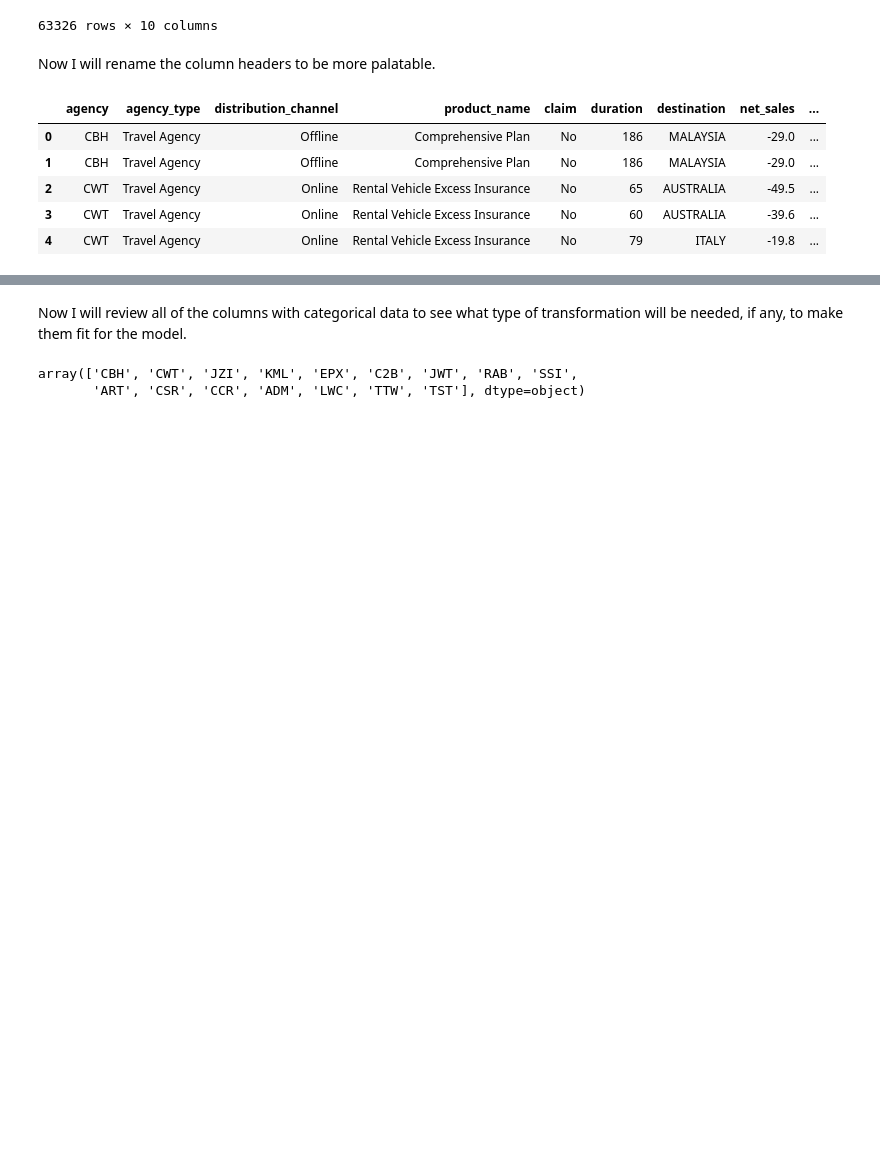
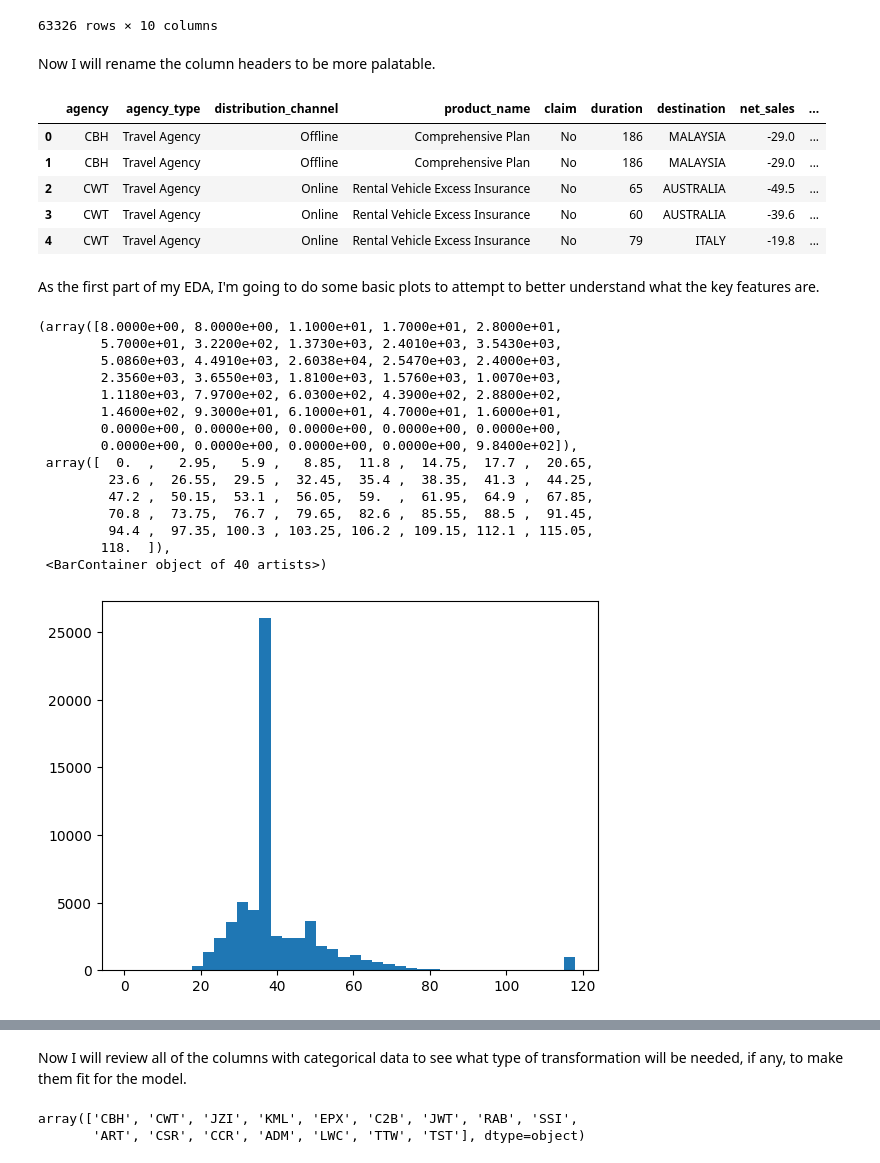
Before and after one commit to kevinqrnold/DSC410-Predictive-Analytics, a Jupyter notebook: Kevin_Arnold_Exercise_8_2.ipynb, the cells around one changed output, grey strips where cells are left out. Drawn from its saved outputs; the diff is of its cells as text; code cells hidden in the pictures; blank space fills up the shorter version.

```diff
--- a/Kevin_Arnold_Exercise_8_2.ipynb
+++ b/Kevin_Arnold_Exercise_8_2.ipynb
@@ -87,3 +103,24 @@ df.head()
 | 2 | CWT | Travel Agency | Online | Rental Vehicle Excess Insurance | No | 65 | AUSTRALIA | -49.5 | ... |
 | 3 | CWT | Travel Agency | Online | Rental Vehicle Excess Insurance | No | 60 | AUSTRALIA | -39.6 | ... |
 | 4 | CWT | Travel Agency | Online | Rental Vehicle Excess Insurance | No | 79 | ITALY | -19.8 | ... |
+# %% [markdown]
+As the first part of my EDA, I'm going to do some basic plots to attempt to better understand what the key features are.
+# %%
+plt.hist(df['age'], bins=40)
+# %% [output]
+(array([8.0000e+00, 8.0000e+00, 1.1000e+01, 1.7000e+01, 2.8000e+01,
+        5.7000e+01, 3.2200e+02, 1.3730e+03, 2.4010e+03, 3.5430e+03,
+        5.0860e+03, 4.4910e+03, 2.6038e+04, 2.5470e+03, 2.4000e+03,
+        2.3560e+03, 3.6550e+03, 1.8100e+03, 1.5760e+03, 1.0070e+03,
+        1.1180e+03, 7.9700e+02, 6.0300e+02, 4.3900e+02, 2.8800e+02,
+        1.4600e+02, 9.3000e+01, 6.1000e+01, 4.7000e+01, 1.6000e+01,
+        0.0000e+00, 0.0000e+00, 0.0000e+00, 0.0000e+00, 0.0000e+00,
+        0.0000e+00, 0.0000e+00, 0.0000e+00, 0.0000e+00, 9.8400e+02]),
+ array([  0.  ,   2.95,   5.9 ,   8.85,  11.8 ,  14.75,  17.7 ,  20.65,
+         23.6 ,  26.55,  29.5 ,  32.45,  35.4 ,  38.35,  41.3 ,  44.25,
+         47.2 ,  50.15,  53.1 ,  56.05,  59.  ,  61.95,  64.9 ,  67.85,
+         70.8 ,  73.75,  76.7 ,  79.65,  82.6 ,  85.55,  88.5 ,  91.45,
+         94.4 ,  97.35, 100.3 , 103.25, 106.2 , 109.15, 112.1 , 115.05,
+        118.  ]),
+ <BarContainer object of 40 artists>)
+[figure, added]
```
Also changed, not shown: parts of 23 cells of this notebook.
